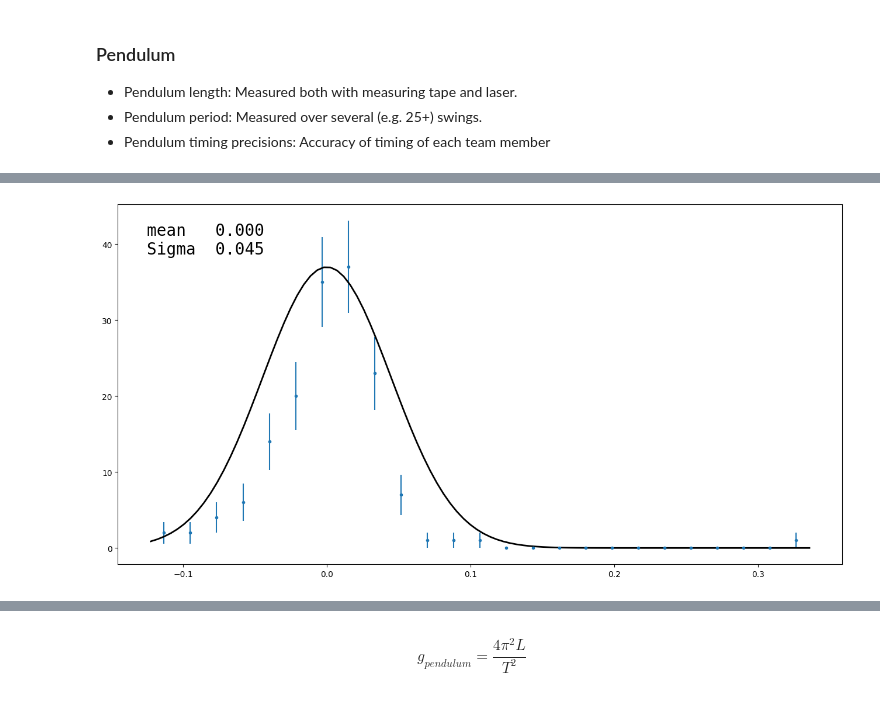
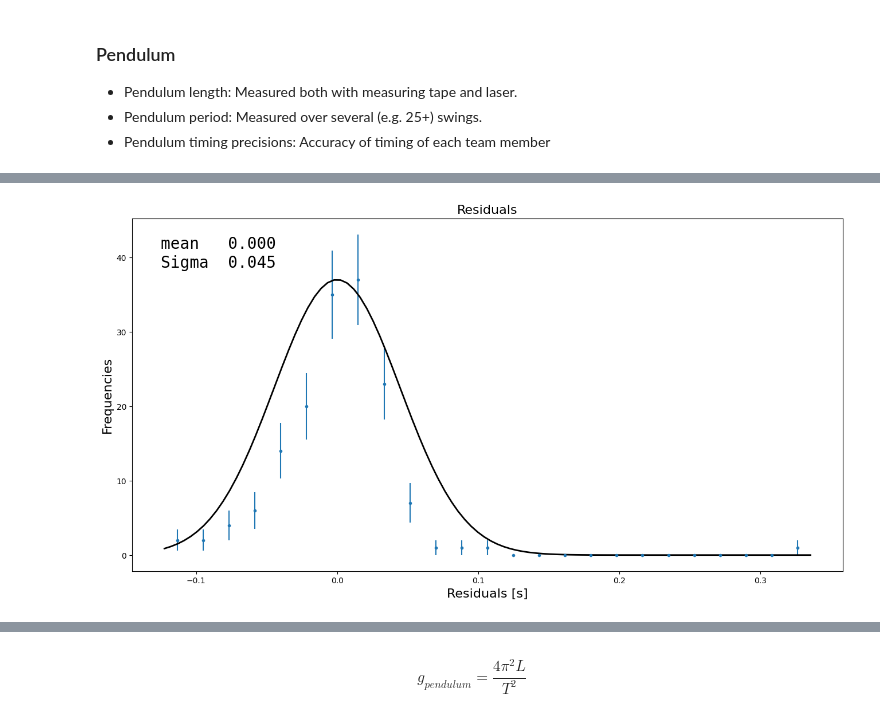
Before and after one commit to BerlinObel/AppStat2023-Project, a Jupyter notebook: Project.ipynb, the cells around one changed output, grey strips where cells are left out. Cells and saved outputs as stored; diff of their text form; code cells hidden in the pictures.

```diff
--- a/Project.ipynb
+++ b/Project.ipynb
@@ -163,9 +163,8 @@ N_bins = 25
 
 
 Pendulum_Slope = np.zeros(N_exp)
-Pendulum_Mean = np.zeros(N_exp)
-Pendulum_Chi2 = np.zeros(N_exp)
-Pendulum_Prob = np.zeros(N_exp)
+Pendulum_stddev = np.zeros(N_exp)
+
 
 residuals =list()
 # %%
@@ -182,8 +181,7 @@ for iexp in range(N_exp):
     NdofLin = N_measurements - NvarLin   # Number of degrees of freedom
     ProbLin =  stats.chi2.sf(Chi2Lin, NdofLin) # The chi2 probability given N_DOF degrees of freedom
 
-    Pendulum_Chi2[iexp] = Chi2Lin
-    Pendulum_Prob[iexp] = ProbLin
+
 
 
     residual = periods[iexp] - linear_model(x_data, m.values['a'], m.values['b'])
@@ -214,15 +212,17 @@ for iexp in range(N_exp):
     ax_res.set_ylabel('Residuals [s]', fontsize=16)
     ax_res.tick_params(axis='y', labelcolor='g')
 
-
+    mean, stddev = stats.norm.fit(residual)
 
     d = {'Intercept':[m.values['b'], m.errors['b']],
         'Slope':    [m.values['a'], m.errors['a']],
         'N_measurements': N_measurements,
+        'Mean, stddev': [mean, stddev],
         'Name': Names[iexp]
         }
 
     Pendulum_Slope[iexp] = m.values['a']
+    Pendulum_stddev[iexp] = stddev
 
 
     text = nice_string_output(d, extra_spacing=2, decimals=3)
@@ -239,22 +239,28 @@ for iexp in range(N_exp):
 # %%
 residuals = np.hstack(residuals)
 
 y, bin_edges = np.histogram(residuals, bins=N_bins)
 x = 0.5*(bin_edges[:-1] + bin_edges[1:])
 sy = np.sqrt(y)
 mean, stddev = stats.norm.fit(residuals)
 
 
 x_gauss = np.linspace(min(residuals), max(residuals), 100)
 
 fig, ax = plt.subplots(figsize=(16, 8))
 hist = ax.errorbar(x, y, sy, fmt='.')
 ax.plot(x_gauss, gaussian(x_gauss, max(y), mean, stddev), 'k', linewidth=2)
 
+ax.set_xlabel('Residuals [s]', fontsize=16)
+ax.set_ylabel('Frequencies', fontsize=16)
+ax.set_title('Residuals', fontsize=16)
+
+
+
 dd = {'mean':mean,
     'Sigma':stddev,
     }
 text2 = nice_string_output(dd, extra_spacing=2, decimals=3)
 add_text_to_ax(0.04, 0.95, text2, ax, fontsize=20)
 # %% [output]
-[figure, old version]
+[figure, new version]
```
Also changed, not shown: parts of 2 cells of this notebook, 2 other files.
